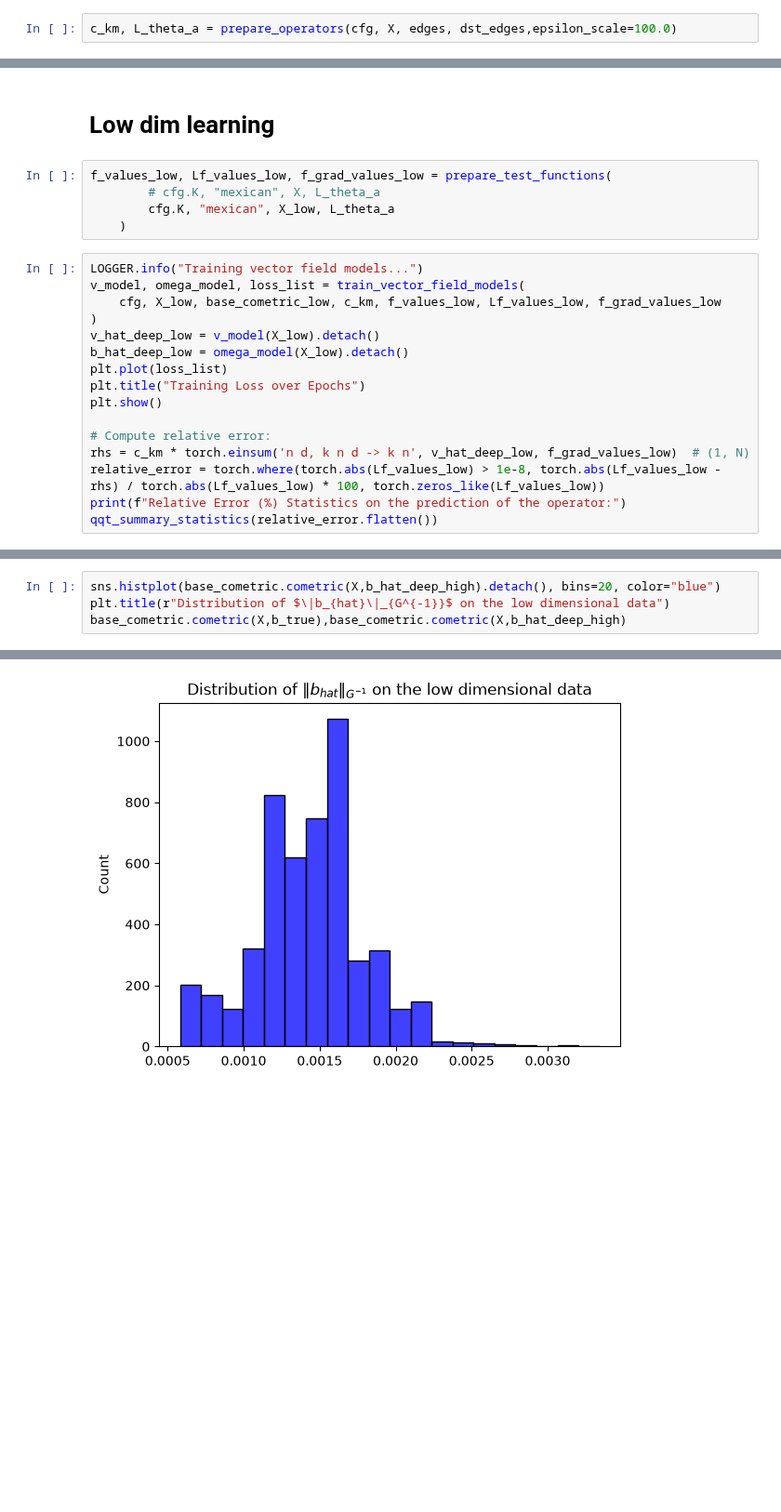
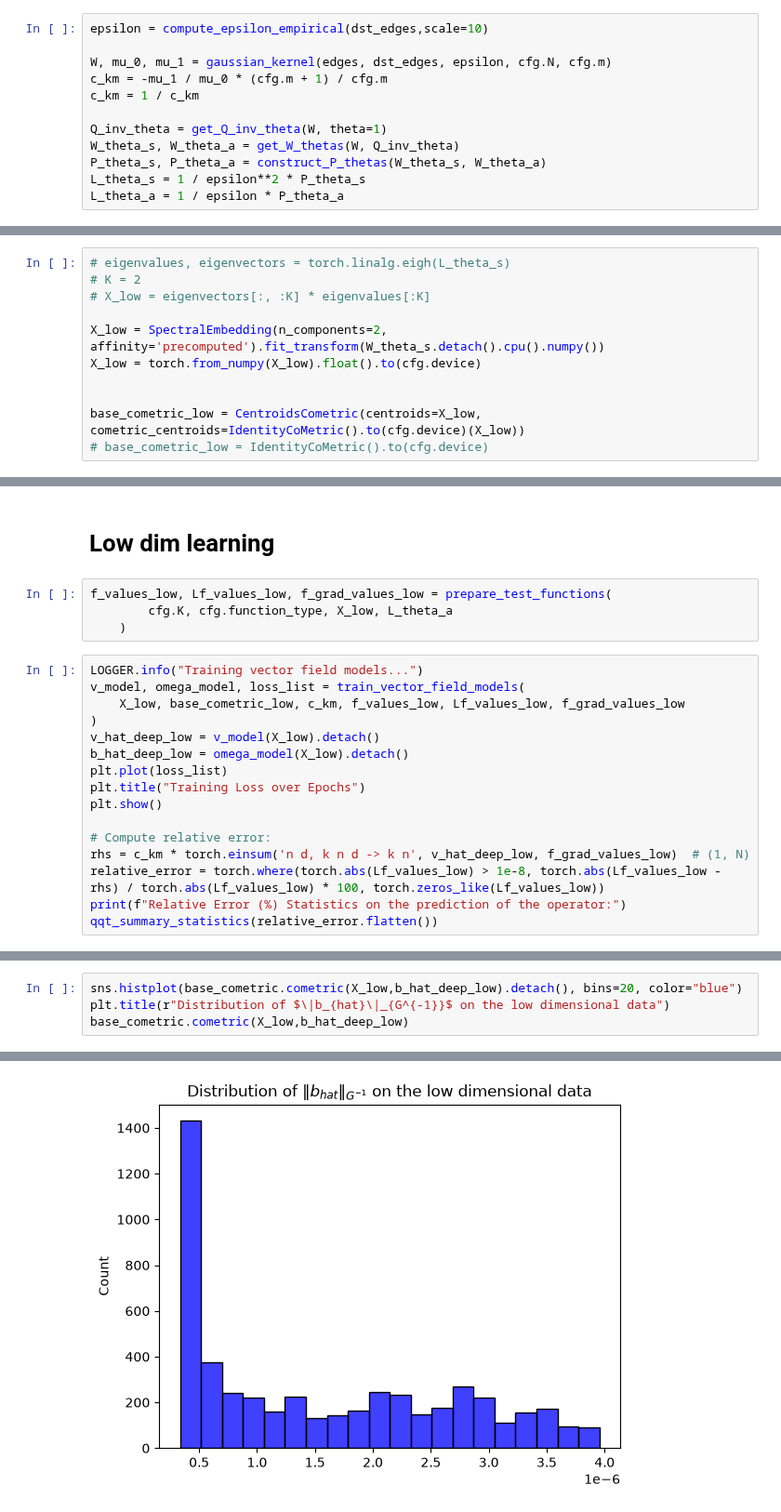
Before and after one commit to Gwendal-Debaussart/Finsler-Embedding, a Jupyter notebook: spiral2D_embeddings.ipynb, the cells around one changed output, grey strips where cells are left out. Shown at 93% size. Saved outputs shown, nothing was run; the diff lists cells and outputs as text; blank space fills up the shorter version.

```diff
--- a/spiral2D_embeddings.ipynb
+++ b/spiral2D_embeddings.ipynb
@@ -140,2 +106,12 @@ dst_edges = construct_distance_matrix(X, edges, randers_metric,use_approx=True)
 # %%
-c_km, L_theta_a = prepare_operators(cfg, X, edges, dst_edges,epsilon_scale=100.0)
+epsilon = compute_epsilon_empirical(dst_edges,scale=10)
+
+W, mu_0, mu_1 = gaussian_kernel(edges, dst_edges, epsilon, cfg.N, cfg.m)
+c_km = -mu_1 / mu_0 * (cfg.m + 1) / cfg.m
+c_km = 1 / c_km
+
+Q_inv_theta = get_Q_inv_theta(W, theta=1)
+W_theta_s, W_theta_a = get_W_thetas(W, Q_inv_theta)
+P_theta_s, P_theta_a = construct_P_thetas(W_theta_s, W_theta_a)
+L_theta_s = 1 / epsilon**2 * P_theta_s
+L_theta_a = 1 / epsilon * P_theta_a
@@ -144,0 +118,11 @@ c_km, L_theta_a = prepare_operators(cfg, X, edges, dst_edges,epsilon_scale=100.0
+# %%
+# eigenvalues, eigenvectors = torch.linalg.eigh(L_theta_s)
+# K = 2
+# X_low = eigenvectors[:, :K] * eigenvalues[:K]
+
+X_low = SpectralEmbedding(n_components=2, affinity='precomputed').fit_transform(W_theta_s.detach().cpu().numpy())
+X_low = torch.from_numpy(X_low).float().to(cfg.device)
+
+
+base_cometric_low = CentroidsCometric(centroids=X_low, cometric_centroids=IdentityCoMetric().to(cfg.device)(X_low))
+# base_cometric_low = IdentityCoMetric().to(cfg.device)
@@ -199,13 +219,12 @@ plt.show()
 # Low dim learning
 # %%
 f_values_low, Lf_values_low, f_grad_values_low = prepare_test_functions(
-        # cfg.K, "mexican", X, L_theta_a
-        cfg.K, "mexican", X_low, L_theta_a
+        cfg.K, cfg.function_type, X_low, L_theta_a
     )
 # %%
 LOGGER.info("Training vector field models...")
 v_model, omega_model, loss_list = train_vector_field_models(
-    cfg, X_low, base_cometric_low, c_km, f_values_low, Lf_values_low, f_grad_values_low
+    X_low, base_cometric_low, c_km, f_values_low, Lf_values_low, f_grad_values_low
 )
 v_hat_deep_low = v_model(X_low).detach()
 b_hat_deep_low = omega_model(X_low).detach()
@@ -271,5 +292,5 @@ for ax in axes:
 # %%
-sns.histplot(base_cometric.cometric(X,b_hat_deep_high).detach(), bins=20, color="blue")
+sns.histplot(base_cometric.cometric(X_low,b_hat_deep_low).detach(), bins=20, color="blue")
 plt.title(r"Distribution of $\|b_{hat}\|_{G^{-1}}$ on the low dimensional data")
-base_cometric.cometric(X,b_true),base_cometric.cometric(X,b_hat_deep_high)
+base_cometric.cometric(X_low,b_hat_deep_low)
 # %% [output]
@@ -280 +299 @@ base_cometric.cometric(X,b_true),base_cometric.cometric(X,b_hat_deep_high)
-[figure, old version]
+[figure, new version]
```
Also changed, not shown: parts of 17 cells of this notebook, 1 other file.
